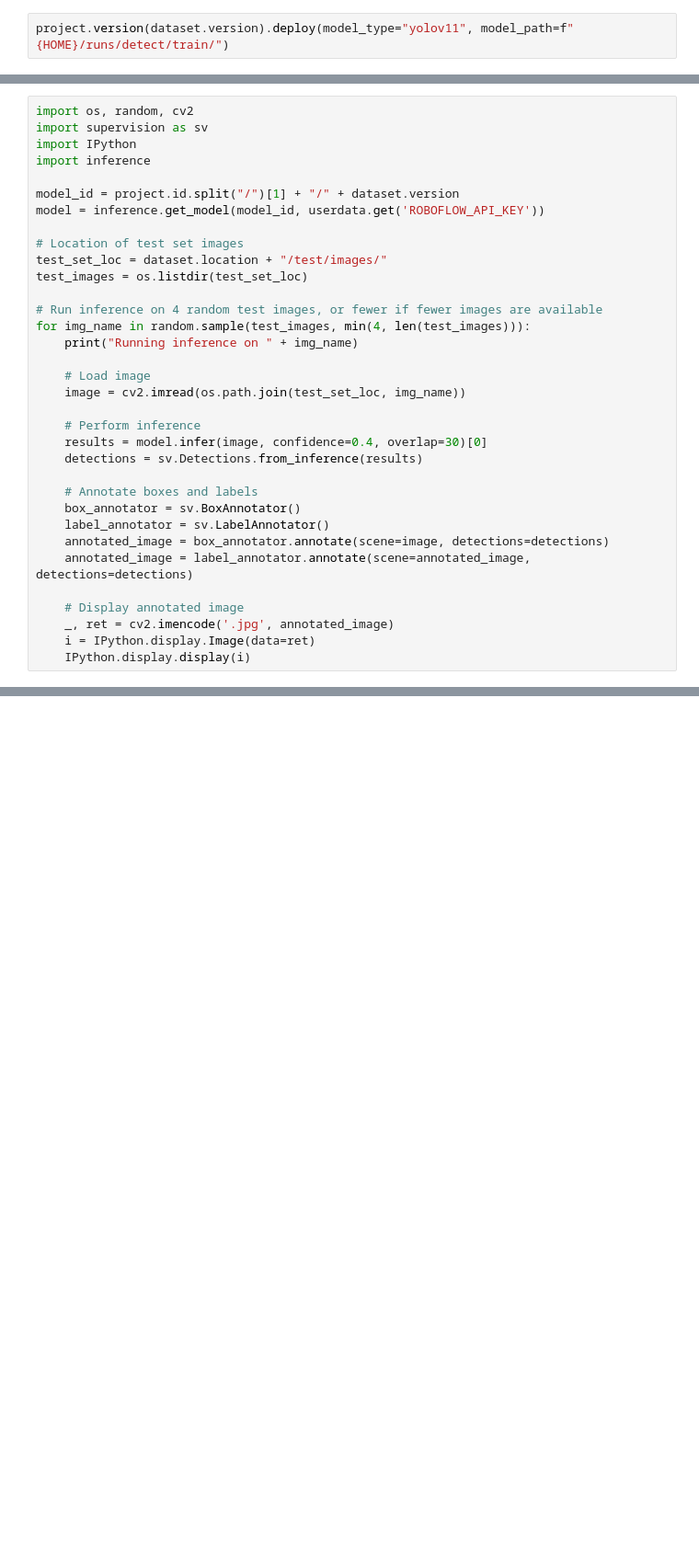
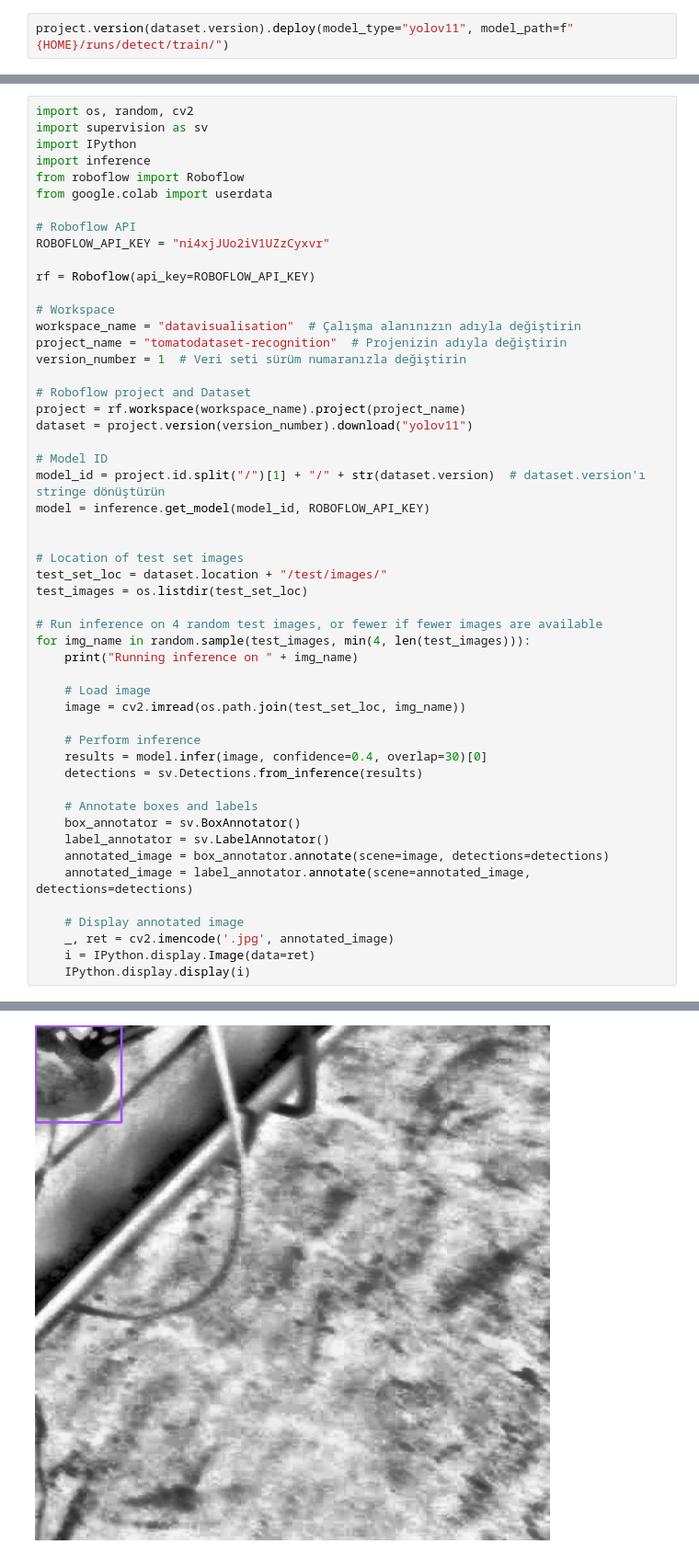
Before and after one commit to Bsamur/portfolio, a Jupyter notebook: notebooks/train-yolo11-object-detection-on-custom-dataset.ipynb, the cells around one changed output, grey strips where cells are left out. Shown at 92% size. Cells and saved outputs as stored; diff of their text form; blank space fills up the shorter version.

Commit message:
Colab kullanılarak oluşturuldu

```diff
--- a/notebooks/train-yolo11-object-detection-on-custom-dataset.ipynb
+++ b/notebooks/train-yolo11-object-detection-on-custom-dataset.ipynb
@@ -257,9 +301,27 @@ import os, random, cv2
 import supervision as sv
 import IPython
 import inference
+from roboflow import Roboflow
+from google.colab import userdata
 
-model_id = project.id.split("/")[1] + "/" + dataset.version
-model = inference.get_model(model_id, userdata.get('ROBOFLOW_API_KEY'))
+# Roboflow API
+ROBOFLOW_API_KEY = "ni4xjJUo2iV1UZzCyxvr"
+
+rf = Roboflow(api_key=ROBOFLOW_API_KEY)
+
+# Workspace
+workspace_name = "datavisualisation"  # Çalışma alanınızın adıyla değiştirin
+project_name = "tomatodataset-recognition"  # Projenizin adıyla değiştirin
+version_number = 1  # Veri seti sürüm numaranızla değiştirin
+
+# Roboflow project and Dataset
+project = rf.workspace(workspace_name).project(project_name)
+dataset = project.version(version_number).download("yolov11")
+
+# Model ID
+model_id = project.id.split("/")[1] + "/" + str(dataset.version)  # dataset.version'ı stringe dönüştürün
+model = inference.get_model(model_id, ROBOFLOW_API_KEY)
+
 
 # Location of test set images
 test_set_loc = dataset.location + "/test/images/"
@@ -286,3 +348,4 @@ for img_name in random.sample(test_images, min(4, len(test_images))):
     _, ret = cv2.imencode('.jpg', annotated_image)
     i = IPython.display.Image(data=ret)
     IPython.display.display(i)
+# %% [output]
@@ -288,0 +358 @@ for img_name in random.sample(test_images, min(4, len(test_images))):
+[figure, added]
```
Also changed, not shown: parts of 16 cells of this notebook.
